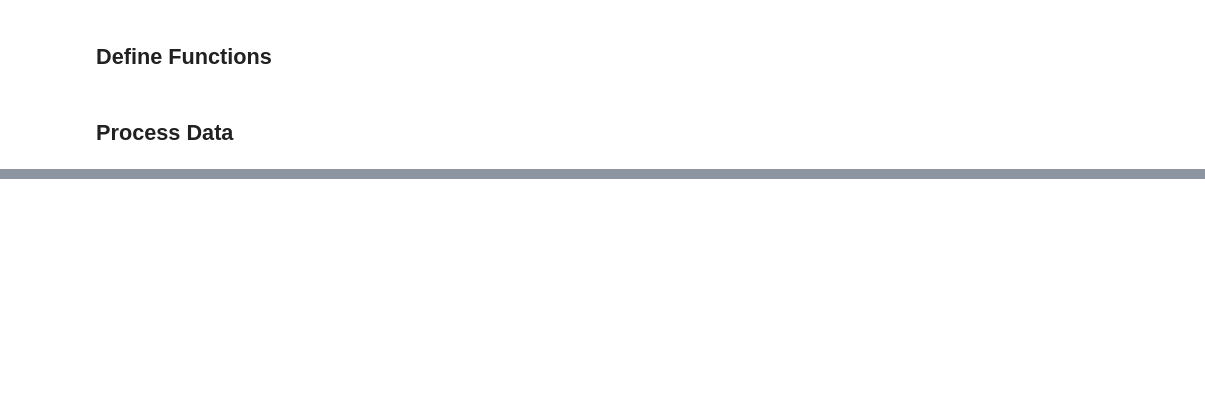
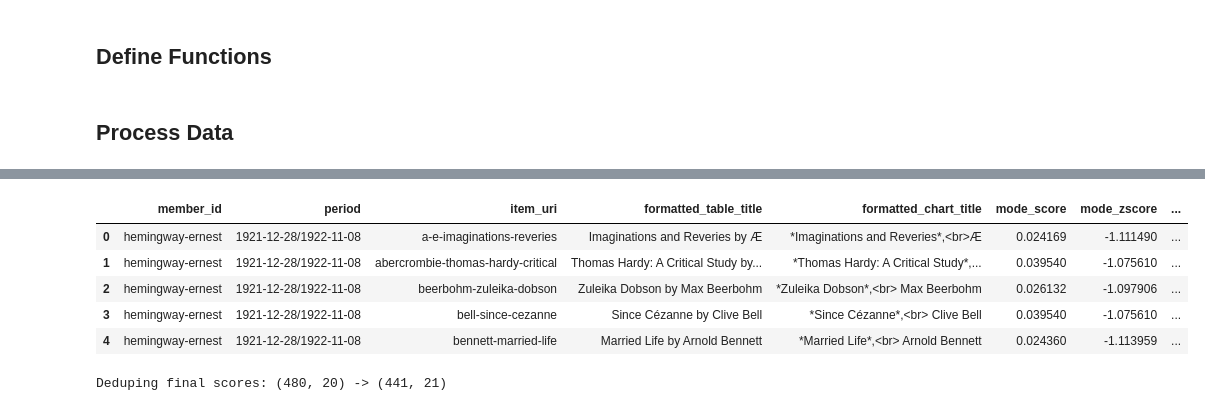
Before and after one commit to rlskoeser/shxco-missingdata-specreading, a Jupyter notebook: speculative_reading/CollaborativeFiltering.ipynb, the cells around one changed output, grey strips where cells are left out. Saved outputs shown, nothing was run; the diff lists cells and outputs as text; code cells hidden in the pictures; blank space fills up the shorter version.

Commit message:
cleaned up collaborative filtering notebook

```diff
--- a/speculative_reading/CollaborativeFiltering.ipynb
+++ b/speculative_reading/CollaborativeFiltering.ipynb
@@ -248,8 +195,0 @@ final_preds['score_scaled'] = final_preds.groupby(['period', 'type'])['score'].a
-# %%
-def scale_col(df, cols):
-    for col in cols:
-        df[col + '_scaled'] = MinMaxScaler().fit_transform(df[col].values.reshape(-1, 1))
-    return df
-metrics = ['cosine', 'pearson', 'euclidean']
-scaled_predictions = scale_col(pivoted_predictions, metrics)
-preds_df = pd.melt(scaled_predictions, id_vars=['item_uri', 'formatted_chart_title', 'formatted_table_title', 'member_id', 'period', 'subscription_start', 'subscription_end'], value_vars=['cosine_scaled', 'pearson_scaled', 'euclidean_scaled'], var_name='metric', value_name='score')
@@ -449,0 +196,34 @@ final_scores
+# %%
+# Group the borrow events by member ID and item URI, and count the number of events for each combination.
+# This can help us understand how many times each member borrowed each item.
+grouped_borrows = borrow_events[['member_id', 'item_uri']].groupby(['member_id', 'item_uri']).size().reset_index(name='counts')
+
+# Pivot the grouped borrow events to create a matrix where the rows are member IDs, the columns are item URIs, and the values are counts.
+# Fill missing values with 0 and convert the counts to integers.
+# This creates a user-item matrix that can be used for collaborative filtering.
+pivoted_borrows = grouped_borrows.pivot(
+    index='member_id', columns='item_uri', values='counts').fillna(0).astype(int)
+
+# Standardize the user-item matrix by subtracting the mean and dividing by the standard deviation.
+# This can help improve the performance of the collaborative filtering algorithm.
+scaler = StandardScaler()
+weighted = scaler.fit_transform(pivoted_borrows)
+weighted = pd.DataFrame(weighted, index=pivoted_borrows.index, columns=pivoted_borrows.columns)
+
+# Define a list of members to query.
+partial_members = ['hemingway-ernest']
+
+# Get the unique member IDs from the grouped borrow events that are in the query members list.
+query_members = grouped_borrows.loc[grouped_borrows.member_id.isin(partial_members)].member_id.unique().tolist()
+
+# Filter the partial_df DataFrame to include only rows where the member ID is in the query members list.
+partial_df = partial_df[partial_df.member_id.isin(query_members)]
+
+# Convert the subscription start and end times to datetime objects.
+partial_df['subscription_starttime'] = pd.to_datetime(partial_df['subscription_start'])
+partial_df['subscription_endtime'] = pd.to_datetime(partial_df['subscription_end'])
+
+# Create a dictionary where the keys are member IDs and the values are dictionaries of item URIs and counts.
+# This can be used to quickly look up the count for a specific member and item.
+member_item_counts = (grouped_borrows.groupby(['member_id'])['item_uri', 'counts'].apply(
+     lambda x: dict(x.values)).to_dict())
@@ -449,0 +473,24 @@ final_scores
+# %%
+final_scores.head(5)
+# %% [output]
+|  | member_id | period | item_uri | formatted_table_title | formatted_chart_title | mode_score | mode_zscore | ... |
+| 0 | hemingway-ernest | 1921-12-28/1922-11-08 | a-e-imaginations-reveries | Imaginations and Reveries by Æ | *Imaginations and Reveries*,<br>Æ | 0.024169 | -1.111490 | ... |
+| 1 | hemingway-ernest | 1921-12-28/1922-11-08 | abercrombie-thomas-hardy-critical | Thomas Hardy: A Critical Study by... | *Thomas Hardy: A Critical Study*,... | 0.039540 | -1.075610 | ... |
+| 2 | hemingway-ernest | 1921-12-28/1922-11-08 | beerbohm-zuleika-dobson | Zuleika Dobson by Max Beerbohm | *Zuleika Dobson*,<br> Max Beerbohm | 0.026132 | -1.097906 | ... |
+| 3 | hemingway-ernest | 1921-12-28/1922-11-08 | bell-since-cezanne | Since Cézanne by Clive Bell | *Since Cézanne*,<br> Clive Bell | 0.039540 | -1.075610 | ... |
+| 4 | hemingway-ernest | 1921-12-28/1922-11-08 | bennett-married-life | Married Life by Arnold Bennett | *Married Life*,<br> Arnold Bennett | 0.024360 | -1.113959 | ... |
+# %%
+# Select the columns for member ID, period, item URI, formatted table and chart titles, and subscription start and end times from 'final_scores'.
+# Drop duplicate rows to get a DataFrame of unique member subscriptions.
+member_subscriptions = final_scores[['member_id', 'period', 'item_uri', 'formatted_table_title', 'formatted_chart_title', 'subscription_start', 'subscription_end']].drop_duplicates()
+
+# Drop duplicate rows from 'final_scores' to get a DataFrame of unique scores.
+final_scores_dedup = final_scores.drop_duplicates()
+
+# Calculate the coefficient of variation (standard deviation divided by median) for each score in 'final_scores_dedup'.
+# Add the coefficient of variation to 'final_scores_dedup' as a new column.
+final_scores_dedup['coef_var'] = (final_scores_dedup.std_score/ final_scores_dedup.median_score)
+
+print(f"Deduping final scores: {final_scores.shape} -> {final_scores_dedup.shape}")
+# %% [output]
+Deduping final scores: (480, 20) -> (441, 21)
```
Also changed, not shown: parts of 47 cells of this notebook, 1 other file.
